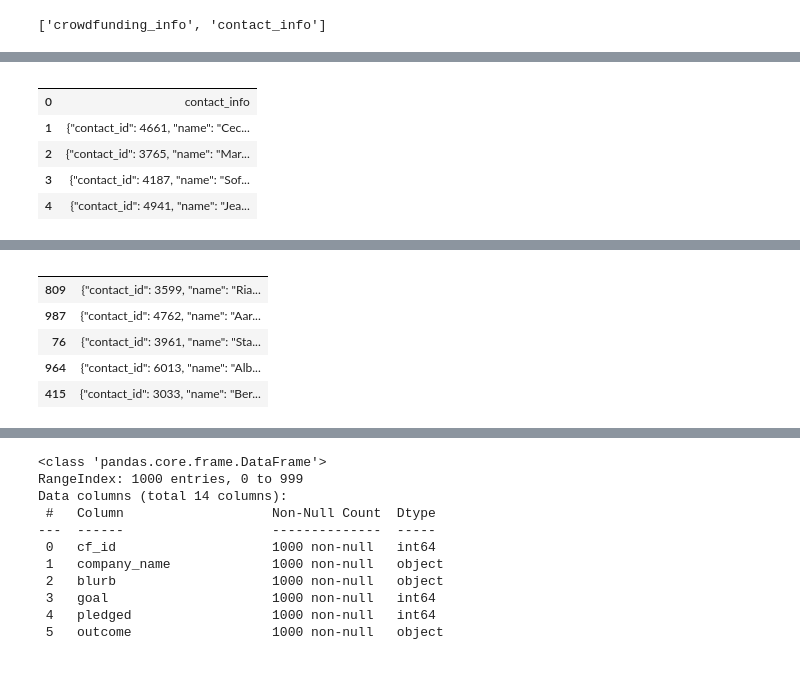
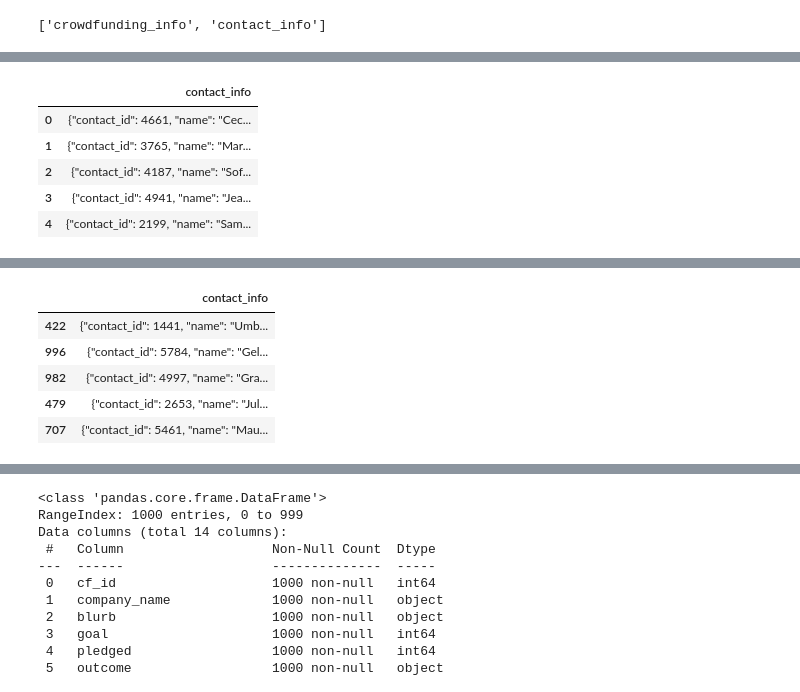
Before and after one commit to ipar2022/Crowdfunding-ETL, a Jupyter notebook: Crowdfunding-ETL.ipynb, the cells around one changed output, grey strips where cells are left out. Drawn from its saved outputs; the diff is of its cells as text; code cells hidden in the pictures.

```diff
--- a/Crowdfunding-ETL.ipynb
+++ b/Crowdfunding-ETL.ipynb
@@ -22,15 +22,15 @@ crowdfunding_info_df.head()
 # Get the contact_info from the contact_info worksheet.
 # Increase the width of the column.
 pd.set_option('max_colwidth', 400)
-contact_info_df = pd.read_excel(crowdfunding_data, sheet_name='contact_info', header=2)
+contact_info_df = pd.read_excel(crowdfunding_data, sheet_name='contact_info', header=3)
 contact_info_df.head()
 # %% [output]
-|  |  |
-| 0 | contact_info |
-| 1 | {"contact_id": 4661, "name": "Cec... |
-| 2 | {"contact_id": 3765, "name": "Mar... |
-| 3 | {"contact_id": 4187, "name": "Sof... |
-| 4 | {"contact_id": 4941, "name": "Jea... |
+|  | contact_info |
+| 0 | {"contact_id": 4661, "name": "Cec... |
+| 1 | {"contact_id": 3765, "name": "Mar... |
+| 2 | {"contact_id": 4187, "name": "Sof... |
+| 3 | {"contact_id": 4941, "name": "Jea... |
+| 4 | {"contact_id": 2199, "name": "Sam... |
 # %%
 # Get the crowdfunding_info from the crowdfunding_info worksheet. Skill drill using tail.
 crowdfunding_info_df = pd.read_excel(crowdfunding_data, sheet_name='crowdfunding_info')
@@ -45,18 +45,18 @@ crowdfunding_info_df.tail()
 # %%
 # Get the contact_info from the contact_info worksheet.
 # Increase the width of the column.
 # Skill drill Randomly sample a few rows by using the sample() method.
 # For a DataFrame named df, df.sample(n=5) will show five random rows from the dataset.
 pd.set_option('max_colwidth', 400)
-contact_info_df = pd.read_excel(crowdfunding_data, sheet_name='contact_info', header=2)
+contact_info_df = pd.read_excel(crowdfunding_data, sheet_name='contact_info', header=3)
 contact_info_df.sample(n=5)
 # %% [output]
-|  |  |
-| 809 | {"contact_id": 3599, "name": "Ria... |
-| 987 | {"contact_id": 4762, "name": "Aar... |
-| 76 | {"contact_id": 3961, "name": "Sta... |
-| 964 | {"contact_id": 6013, "name": "Alb... |
-| 415 | {"contact_id": 3033, "name": "Ber... |
+|  | contact_info |
+| 422 | {"contact_id": 1441, "name": "Umb... |
+| 996 | {"contact_id": 5784, "name": "Gel... |
+| 982 | {"contact_id": 4997, "name": "Gra... |
+| 479 | {"contact_id": 2653, "name": "Jul... |
+| 707 | {"contact_id": 5461, "name": "Mau... |
 # %%
 # Get the crowdfunding_info from the crowdfunding_info worksheet. Skill drill using df.smaple(n=5.)
 crowdfunding_info_df = pd.read_excel(crowdfunding_data, sheet_name='crowdfunding_info')
```
Also changed, not shown: parts of 40 cells of this notebook, 1 other file.
